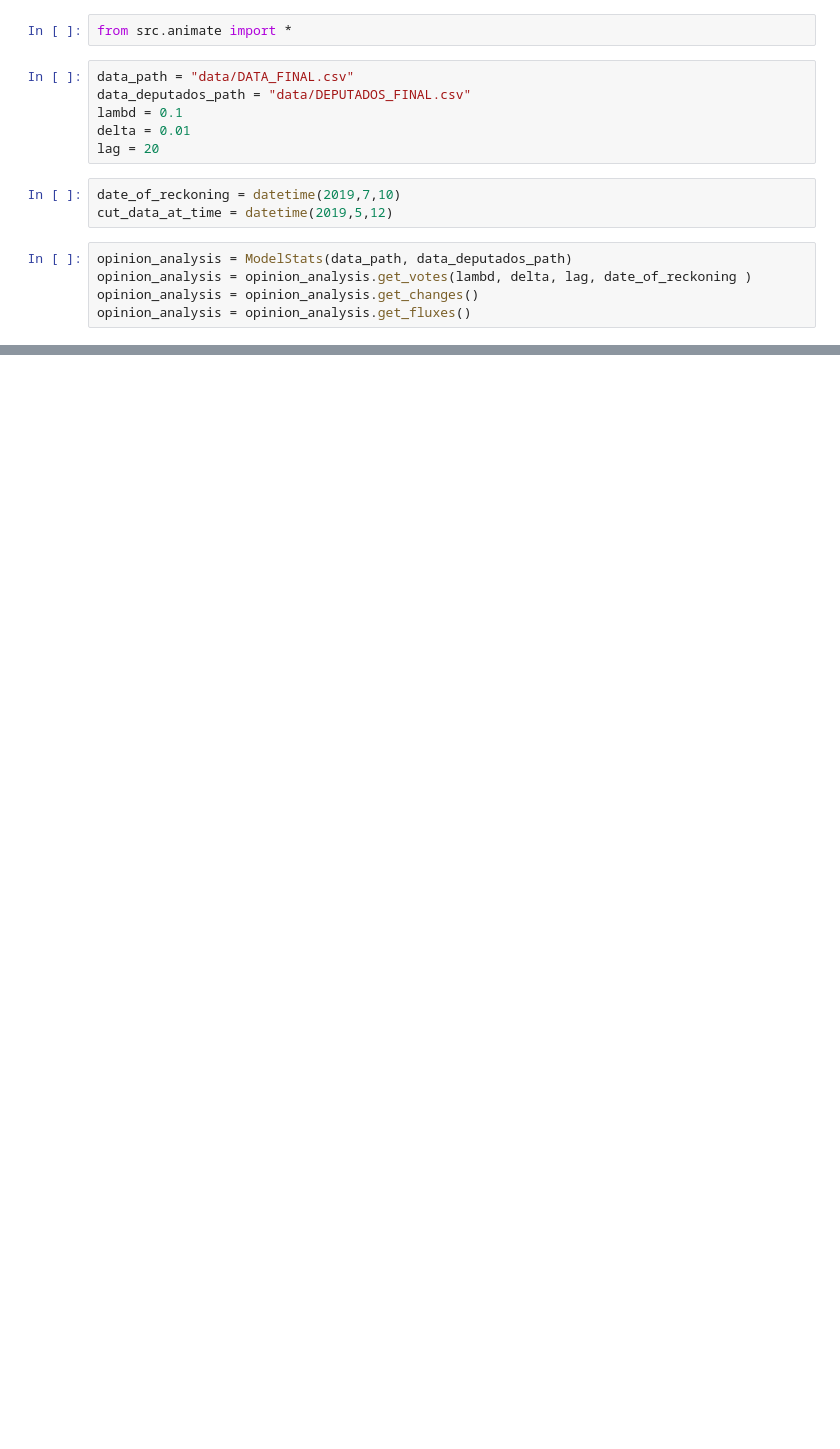
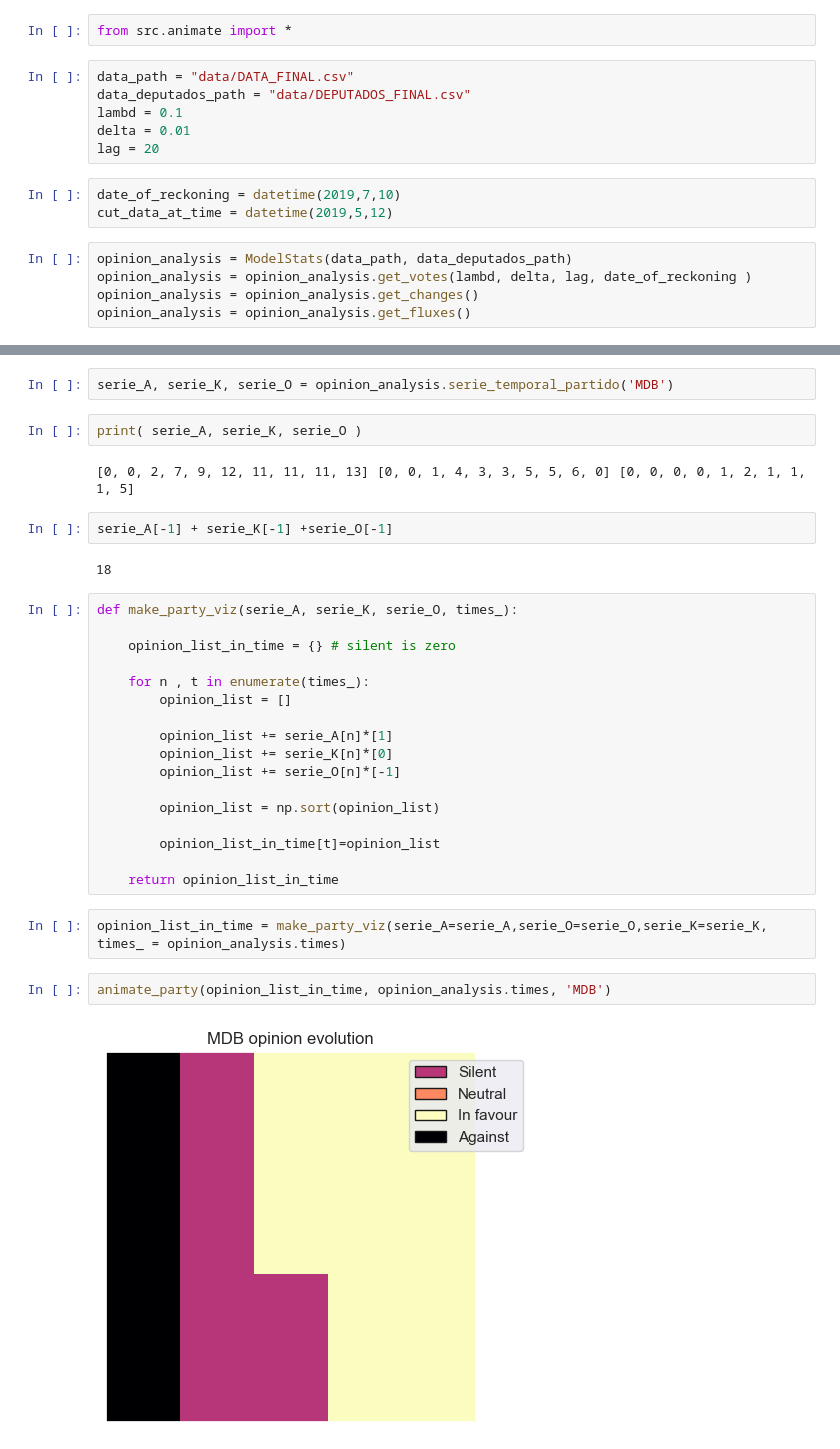
Before and after one commit to JoaoRibeiroMedeiros/political, a Jupyter notebook: notebooks/02-IllustrateAndAnimate.ipynb, the cells around one changed output, grey strips where cells are left out. Cells and saved outputs as stored; diff of their text form; blank space fills up the shorter version.

Commit message:
party animation

```diff
--- a/notebooks/02-IllustrateAndAnimate.ipynb
+++ b/notebooks/02-IllustrateAndAnimate.ipynb
@@ -45,0 +92,33 @@ opinion_analysis.from_time_to_politician_opinion_list
+# %%
+serie_A, serie_K, serie_O = opinion_analysis.serie_temporal_partido('MDB')
+# %%
+print( serie_A, serie_K, serie_O )
+# %% [output]
+[0, 0, 2, 7, 9, 12, 11, 11, 11, 13] [0, 0, 1, 4, 3, 3, 5, 5, 6, 0] [0, 0, 0, 0, 1, 2, 1, 1, 1, 5]
+# %%
+serie_A[-1] + serie_K[-1] +serie_O[-1]
+# %% [output]
+18
+# %%
+def make_party_viz(serie_A, serie_K, serie_O, times_):
+
+    opinion_list_in_time = {} # silent is zero
+
+    for n , t in enumerate(times_):
+        opinion_list = []
+
+        opinion_list += serie_A[n]*[1]
+        opinion_list += serie_K[n]*[0]
+        opinion_list += serie_O[n]*[-1]
+
+        opinion_list = np.sort(opinion_list)
+
+        opinion_list_in_time[t]=opinion_list
+
+    return opinion_list_in_time
+# %%
+opinion_list_in_time = make_party_viz(serie_A=serie_A,serie_O=serie_O,serie_K=serie_K, times_ = opinion_analysis.times)
+# %%
+animate_party(opinion_list_in_time, opinion_analysis.times, 'MDB')
+# %% [output]
+[figure, added]
```
Also changed, not shown: parts of 8 cells of this notebook, 3 other files.
